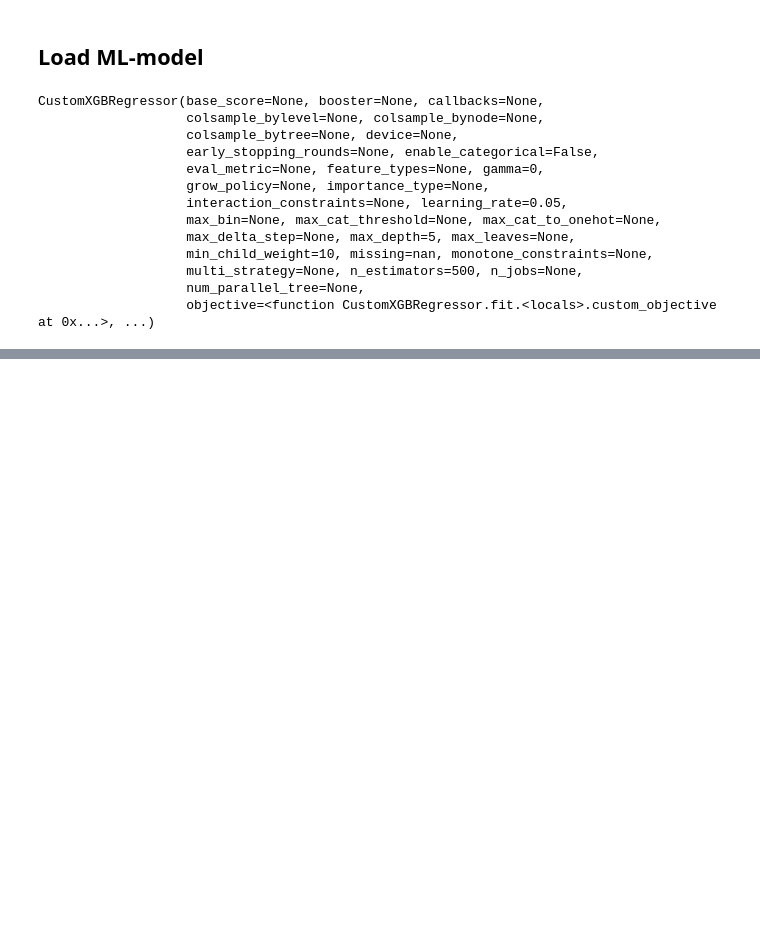
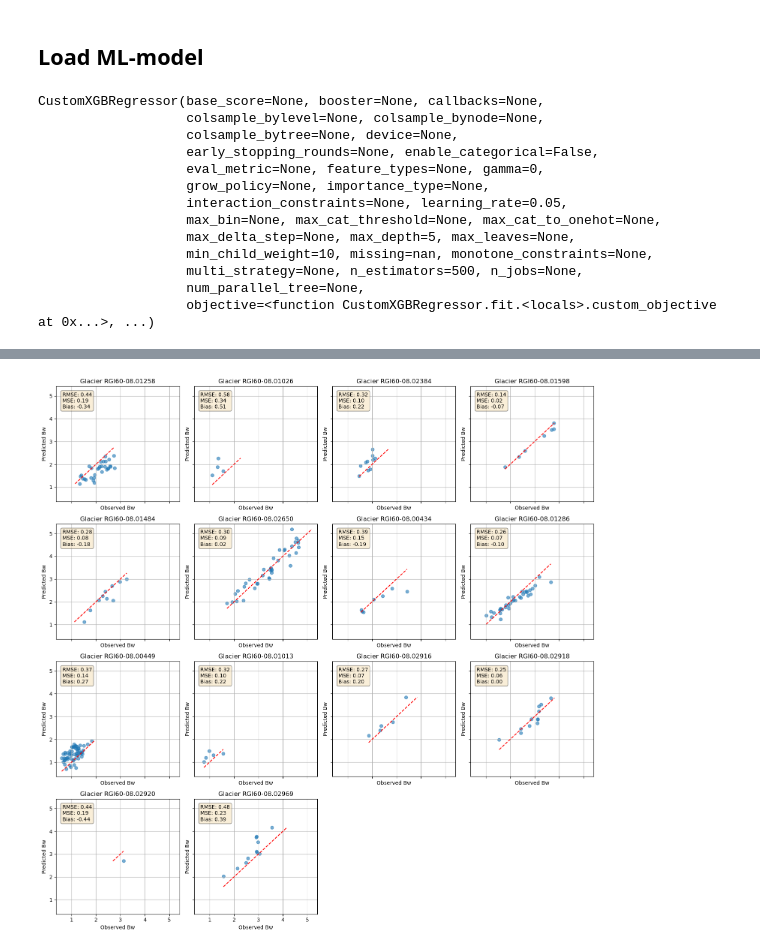
Before and after one commit to khsjursen/ML_MB_Norway, a Jupyter notebook: predict_glacier_wide.ipynb, the cells around one changed output, grey strips where cells are left out. Saved outputs shown, nothing was run; the diff lists cells and outputs as text; code cells hidden in the pictures; blank space fills up the shorter version.

```diff
--- a/predict_glacier_wide.ipynb
+++ b/predict_glacier_wide.ipynb
@@ -810,2 +578,0 @@ X_pred.shape
-# %%
-y_pred = best_model.predict(X_pred)
@@ -922,0 +698,29 @@ plt.show()
+# %%
+test_glaciers = ['00434','00449','01013','01026','01258','01286','01484','01598','02384','02650','02916','02918','02920','02969']
+train_glaciers = ['00287','00295','00868','00966','00987','01126','01186','01217','01657','01779','02017','02436','02458','02643','02666','02962','02963','02966']
+all_glaciers = test_glaciers + train_glaciers
+
+filepath_save_pred = 'Data/glacier_predictions/with_predictions/'
+
+# Make dataframe to contain all values
+df_pred_all =
+
+# Run through each of all_glaciers
+
+# Get filename
+filename_pred = 'pred_' + all_glaciers[0] + '.csv'
+
+# Open dataframe
+df_pred = pd.read_csv(filepath_save_pred+filename_pred)
+
+# Get ids
+rgiid = df_pred.RGIID.unique()[0]
+breid = df_pred.BREID.unique()[0]
+
+# Get relevant rows and aggregate
+df_pred_crop = df_pred[['year','Ba_pred','Bw_pred','Bs_pred']]
+df_pred_gw = df_pred_crop.groupby(['year']).mean()
+df_pred_gw['BREID']= breid
+df_pred_gw['RGIID']= rgiid
+
+# Add the current glacier to df_pred_all
@@ -922,0 +749,4 @@ plt.show()
+# %%
+# Merge df_mb with df_pred_all on 'RGIID' and 'year'
+df_pred_all.rename(columns={'year': 'Year'}, inplace=True)
+df_merged = pd.merge(df_mb, df_pred_all, on=['RGIID', 'Year'], how='left', suffixes=('', '_pred'))
@@ -922,0 +839,12 @@ plt.show()
+# %%
+# Call the function with selected set of glaciers
+# Plot for Ba
+plot_scatter_variable('Bw', glacier_set='test')  # Options: 'all', 'train', 'test'
+
+# Plot for Bw
+#plot_scatter_variable('Bw', glacier_set='all')  # Options: 'all', 'train', 'test'
+
+# Plot for Bs
+#plot_scatter_variable('Bs', glacier_set='all')  # Options: 'all', 'train', 'test'
+# %% [output]
+[figure, added]
```
Also changed, not shown: parts of 47 cells of this notebook, 1 other file.
